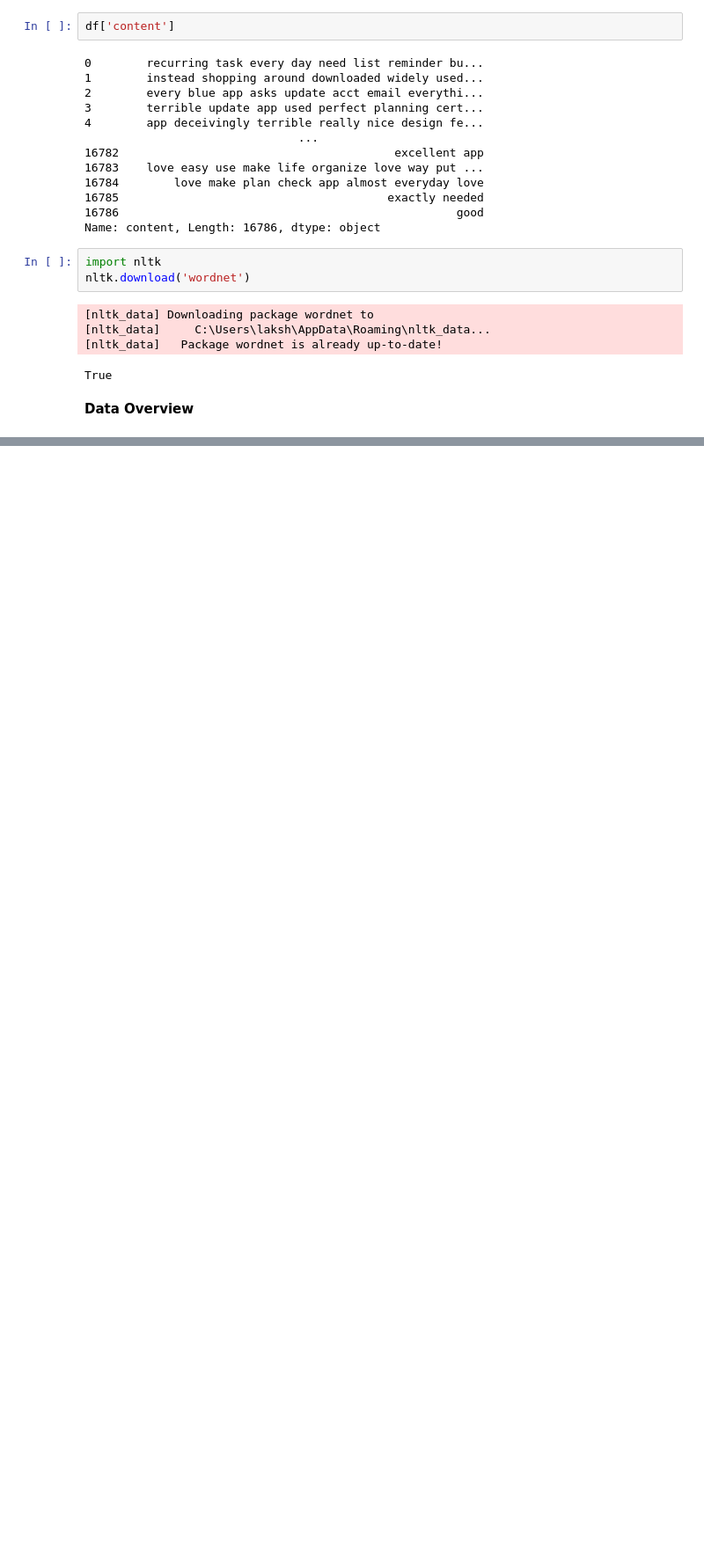
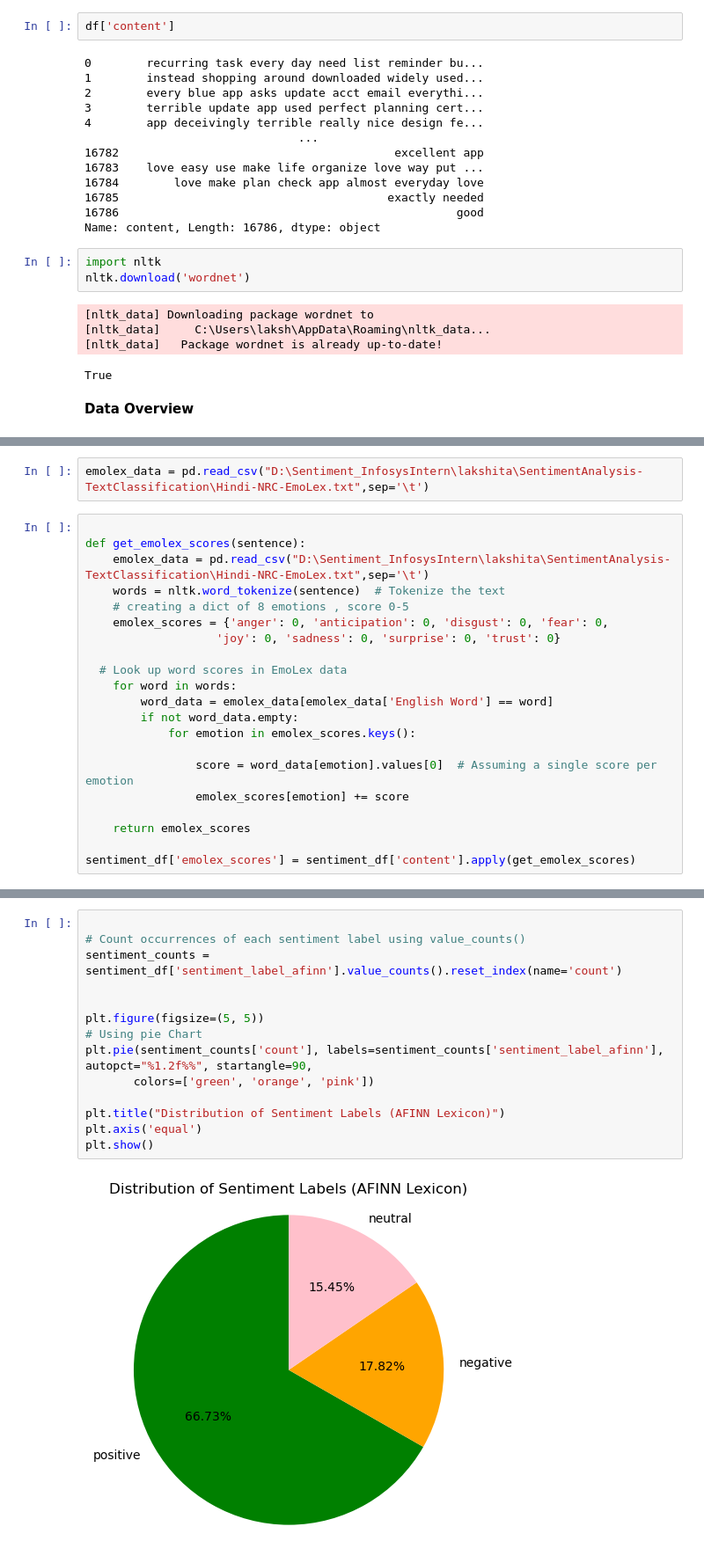
Before and after one commit to springboardmentor112/SentimentAnalysis-TextClassification, a Jupyter notebook: SentimentAnalysis_Lexicon_based.ipynb, the cells around one changed output, grey strips where cells are left out. Shown at 88% size. Saved outputs shown, nothing was run; the diff lists cells and outputs as text; blank space fills up the shorter version.

```diff
--- a/SentimentAnalysis_Lexicon_based.ipynb
+++ b/SentimentAnalysis_Lexicon_based.ipynb
@@ -325,0 +653,23 @@ generate_wordcloud("neutral")
+# %%
+emolex_data = pd.read_csv("D:\Sentiment_InfosysIntern\lakshita\SentimentAnalysis-TextClassification\Hindi-NRC-EmoLex.txt",sep='\t')
+# %%
+
+def get_emolex_scores(sentence):
+    emolex_data = pd.read_csv("D:\Sentiment_InfosysIntern\lakshita\SentimentAnalysis-TextClassification\Hindi-NRC-EmoLex.txt",sep='\t')
+    words = nltk.word_tokenize(sentence)  # Tokenize the text
+    # creating a dict of 8 emotions , score 0-5
+    emolex_scores = {'anger': 0, 'anticipation': 0, 'disgust': 0, 'fear': 0,
+                   'joy': 0, 'sadness': 0, 'surprise': 0, 'trust': 0}
+
+  # Look up word scores in EmoLex data
+    for word in words:
+        word_data = emolex_data[emolex_data['English Word'] == word]
+        if not word_data.empty:
+            for emotion in emolex_scores.keys():
+
+                score = word_data[emotion].values[0]  # Assuming a single score per emotion
+                emolex_scores[emotion] += score
+
+    return emolex_scores
+
+sentiment_df['emolex_scores'] = sentiment_df['content'].apply(get_emolex_scores)
@@ -325,0 +713,16 @@ generate_wordcloud("neutral")
+# %%
+
+# Count occurrences of each sentiment label using value_counts()
+sentiment_counts = sentiment_df['sentiment_label_afinn'].value_counts().reset_index(name='count')
+
+
+plt.figure(figsize=(5, 5))
+# Using pie Chart
+plt.pie(sentiment_counts['count'], labels=sentiment_counts['sentiment_label_afinn'], autopct="%1.2f%%", startangle=90,
+       colors=['green', 'orange', 'pink'])
+
+plt.title("Distribution of Sentiment Labels (AFINN Lexicon)")
+plt.axis('equal')
+plt.show()
+# %% [output]
+[figure, added]
```
Also changed, not shown: parts of 75 cells of this notebook.
